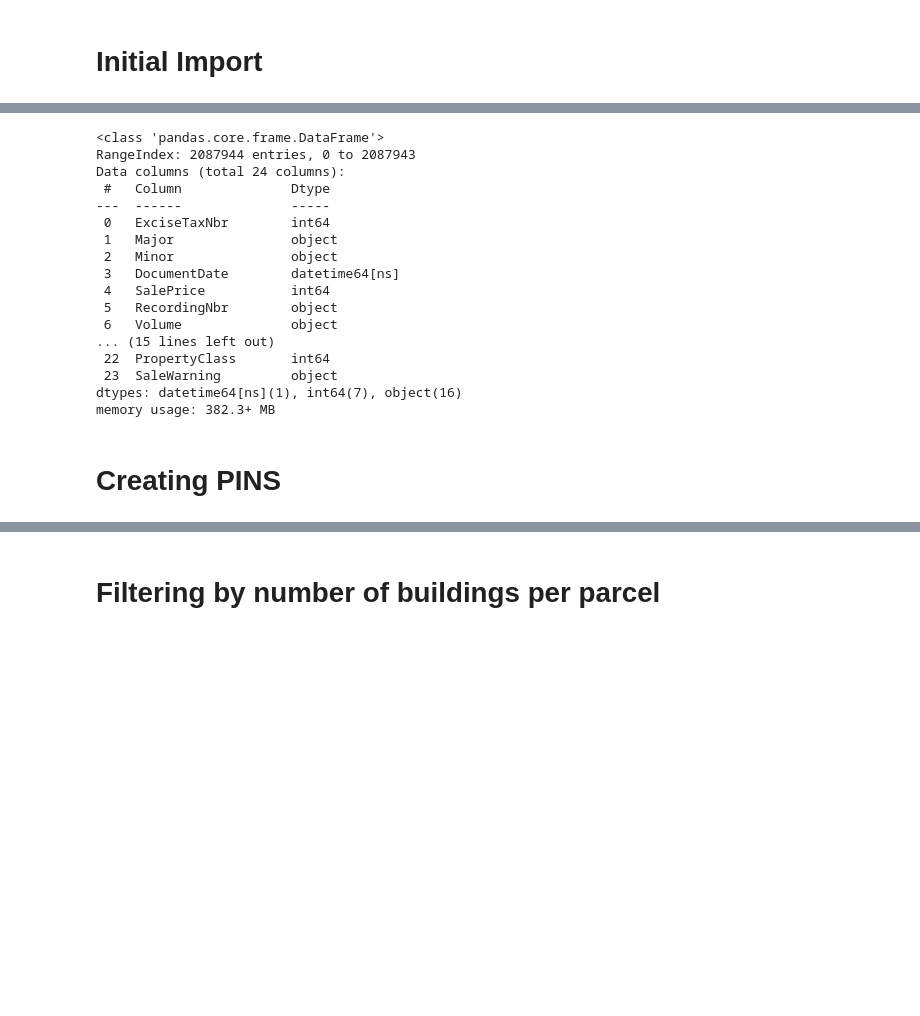
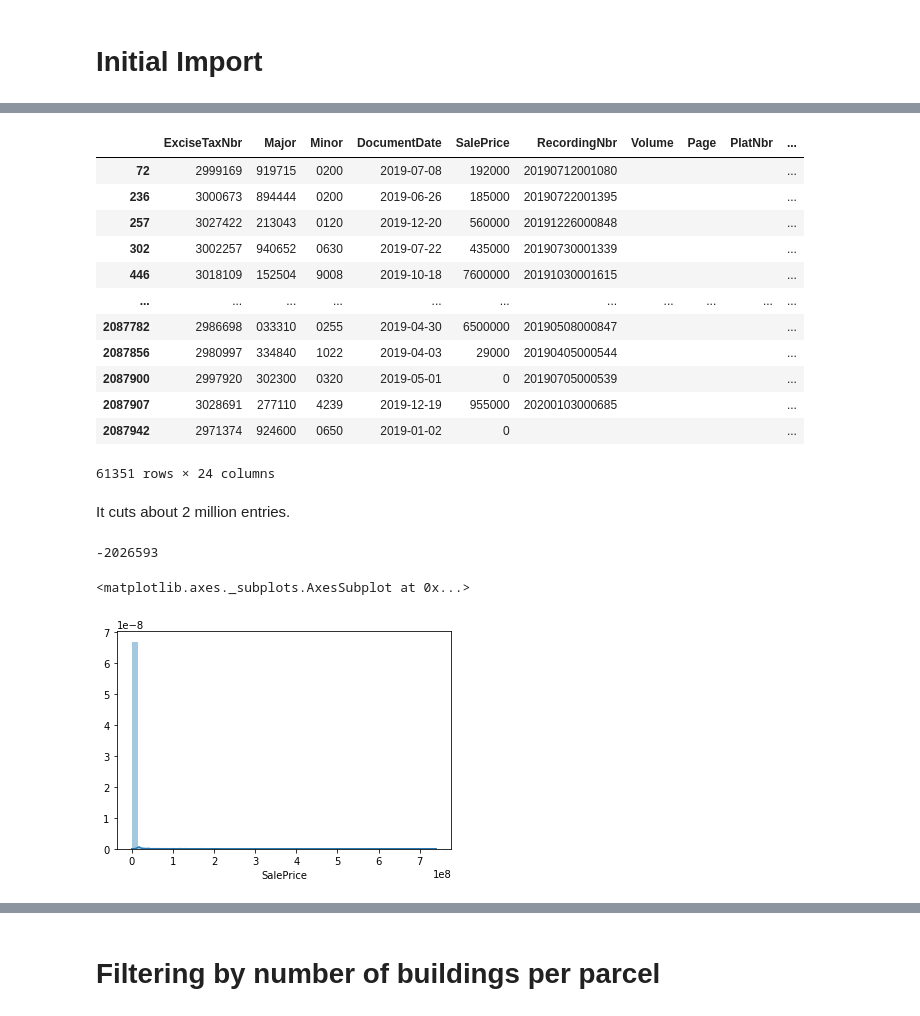
Before and after one commit to chum46/housing_sales_king_county, a Jupyter notebook: notebooks/exploratory/00_mef_initial_data_cleaning.ipynb, the cells around one changed output, grey strips where cells are left out. Saved outputs shown, nothing was run; the diff lists cells and outputs as text; code cells hidden in the pictures; blank space fills up the shorter version.

```diff
--- a/notebooks/exploratory/00_mef_initial_data_cleaning.ipynb
+++ b/notebooks/exploratory/00_mef_initial_data_cleaning.ipynb
@@ -34,23 +45,30 @@ accessory = pd.read_csv(data_folder+'EXTR_Accessory_V.csv', dtype={'Major': 'str
 # %%
-rp_sale_2019 = data_cleaning.filter_data_by_year(rp_sale, 2019)
-rp_sale.info()
+filter_one = data_cleaning.filter_data_by_year(rp_sale, 2019)
+filter_one
 # %% [output]
+|  | ExciseTaxNbr | Major | Minor | DocumentDate | SalePrice | RecordingNbr | Volume | Page | PlatNbr | ... |
+| 72 | 2999169 | 919715 | 0200 | 2019-07-08 | 192000 | 20190712001080 |  |  |  | ... |
+| 236 | 3000673 | 894444 | 0200 | 2019-06-26 | 185000 | 20190722001395 |  |  |  | ... |
+| 257 | 3027422 | 213043 | 0120 | 2019-12-20 | 560000 | 20191226000848 |  |  |  | ... |
+| 302 | 3002257 | 940652 | 0630 | 2019-07-22 | 435000 | 20190730001339 |  |  |  | ... |
+| 446 | 3018109 | 152504 | 9008 | 2019-10-18 | 7600000 | 20191030001615 |  |  |  | ... |
+| ... | ... | ... | ... | ... | ... | ... | ... | ... | ... | ... |
+| 2087782 | 2986698 | 033310 | 0255 | 2019-04-30 | 6500000 | 20190508000847 |  |  |  | ... |
+| 2087856 | 2980997 | 334840 | 1022 | 2019-04-03 | 29000 | 20190405000544 |  |  |  | ... |
+| 2087900 | 2997920 | 302300 | 0320 | 2019-05-01 | 0 | 20190705000539 |  |  |  | ... |
+| 2087907 | 3028691 | 277110 | 4239 | 2019-12-19 | 955000 | 20200103000685 |  |  |  | ... |
+| 2087942 | 2971374 | 924600 | 0650 | 2019-01-02 | 0 |  |  |  |  | ... |
-<class 'pandas.core.frame.DataFrame'>
-RangeIndex: 2087944 entries, 0 to 2087943
-Data columns (total 24 columns):
- #   Column              Dtype
----  ------              -----
- 0   ExciseTaxNbr        int64
- 1   Major               object
- 2   Minor               object
- 3   DocumentDate        datetime64[ns]
- 4   SalePrice           int64
- 5   RecordingNbr        object
- 6   Volume              object
-... (15 lines left out)
- 22  PropertyClass       int64
- 23  SaleWarning         object
-dtypes: datetime64[ns](1), int64(7), object(16)
-memory usage: 382.3+ MB
+61351 rows × 24 columns
-# %% [markdown]
-# Creating PINS
+# %% [markdown]
+It cuts about 2 million entries.
+# %%
+len(filter_one) - len(rp_sale)
+# %% [output]
+-2026593
+# %%
+import seaborn as sns
+
+sns.distplot(filter_one.SalePrice)
+# %% [output]
+<matplotlib.axes._subplots.AxesSubplot at 0x...>
+[figure, added]
```
Also changed, not shown: parts of 52 cells of this notebook.
